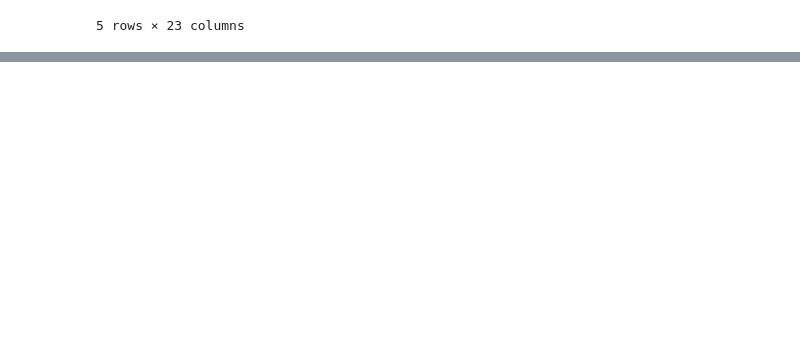
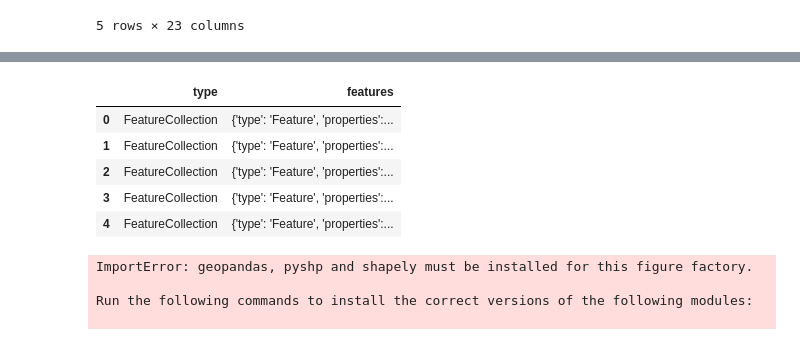
Before and after one commit to vidyasagarsadhanala/dscareertrack, a Jupyter notebook: Capstone1/EDA/Capstone_Dont_get_Kicked_Kaggle_Springboard.ipynb, the cells around one changed output, grey strips where cells are left out. Saved outputs shown, nothing was run; the diff lists cells and outputs as text; code cells hidden in the pictures; blank space fills up the shorter version.

```diff
--- a/Capstone1/EDA/Capstone_Dont_get_Kicked_Kaggle_Springboard.ipynb
+++ b/Capstone1/EDA/Capstone_Dont_get_Kicked_Kaggle_Springboard.ipynb
@@ -384,3 +384,36 @@ obj_df.head(10)
 | 7 | 12/7/2009 | ADESA | FORD | TAURUS | SE | 4D SEDAN SE | WHITE | AUTO | Covers | ... |
 | 8 | 12/7/2009 | ADESA | KIA | SPECTRA | EX | 4D SEDAN EX | BLACK | AUTO | Covers | ... |
 | 9 | 12/7/2009 | ADESA | FORD | FIVE HUNDRED | SEL | 4D SEDAN SEL | RED | AUTO | Alloy | ... |
+# %%
+# open JSON file
+with open('C:\\Users\\09350\\Documents\\SpringBoard\\MiniProject1\\Capstone1\\EDA\\data\\gz_2010_us_040_00_500k.json', 'rb') as mapdata:
+
+    df = pd.read_json(mapdata.read(), orient='columns')
+
+    df.head(10)
+# %%
+df.head()
+# %% [output]
+|  | type | features |
+| 0 | FeatureCollection | {'type': 'Feature', 'properties':... |
+| 1 | FeatureCollection | {'type': 'Feature', 'properties':... |
+| 2 | FeatureCollection | {'type': 'Feature', 'properties':... |
+| 3 | FeatureCollection | {'type': 'Feature', 'properties':... |
+| 4 | FeatureCollection | {'type': 'Feature', 'properties':... |
+# %%
+import plotly.plotly as py
+import plotly.figure_factory as ff
+
+fips = ['06021', '06023', '06027',
+        '06029', '06033', '06059',
+        '06047', '06049', '06051',
+        '06055', '06061']
+values = range(len(fips))
+
+fig = ff.create_choropleth(fips=fips, values=values)
+py.iplot(fig, filename='choropleth of some cali counties - full usa scope')
+# %% [output]
+ImportError: geopandas, pyshp and shapely must be installed for this figure factory.
+
+Run the following commands to install the correct versions of the following modules:
+
```
Also changed, not shown: parts of 3 cells of this notebook, 22 other files.
